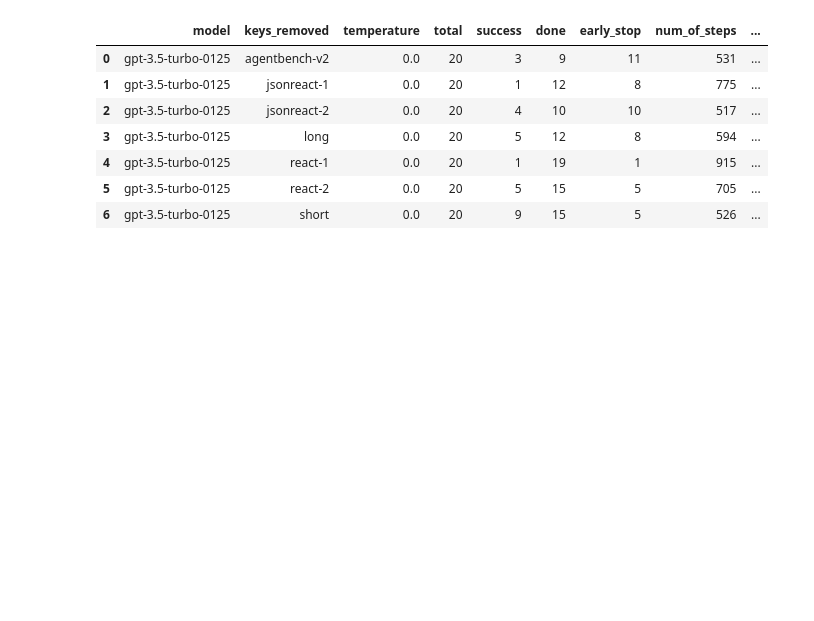
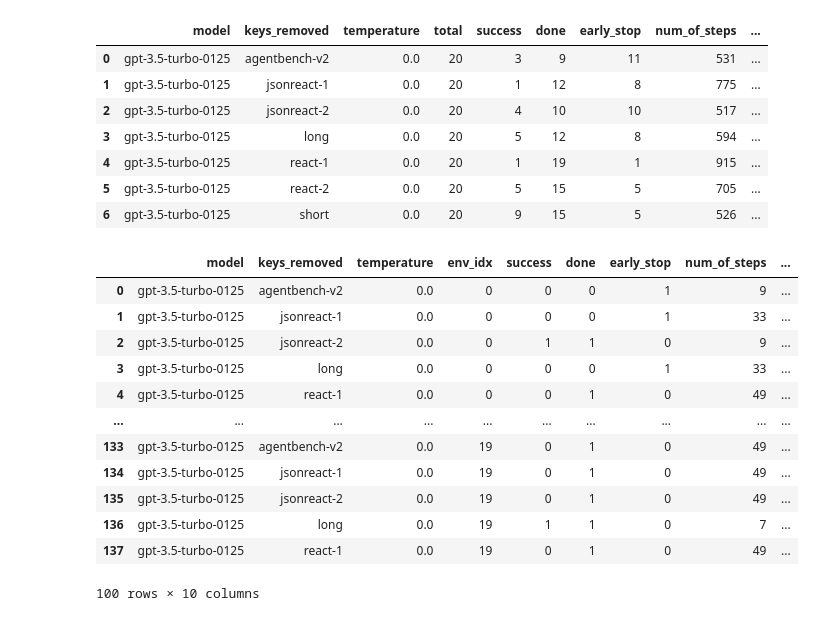
Before and after one commit to ai-nikolai/LLamp, a Jupyter notebook: playgrounds/analysis_alfworld_eval_notebook.ipynb, the cells around one changed output. Saved outputs shown, nothing was run; the diff lists cells and outputs as text; code cells hidden in the pictures; blank space fills up the shorter version.

```diff
--- a/playgrounds/analysis_alfworld_eval_notebook.ipynb
+++ b/playgrounds/analysis_alfworld_eval_notebook.ipynb
@@ -65,7 +65,7 @@ results_data = pd.read_csv(
     }
 )
 
-header_order = ["model", "keys_removed","temperature","env_type","success","done","early_stop","num_of_steps","num_nothing_happens","num_repetitions","error"]
+header_order = ["model", "keys_removed","temperature","env_type","success","done","early_stop","num_of_steps","num_nothing_happens","num_repetitions","error", "env_idx"]
 clean_results = results_data[header_order]
 clean_results.head()
 # %% [output]
@@ -139,3 +153,24 @@ x.head()
 | 4 | gpt-3.5-turbo-0125 | react-1 | 0.0 | 20 | 1 | 19 | 1 | 915 | ... |
 | 5 | gpt-3.5-turbo-0125 | react-2 | 0.0 | 20 | 5 | 15 | 5 | 705 | ... |
 | 6 | gpt-3.5-turbo-0125 | short | 0.0 | 20 | 9 | 15 | 5 | 526 | ... |
+# %%
+# This is the table that shows results per env_id
+out = clean_results.groupby(["model","env_idx","keys_removed"]).sum().reset_index()
+out_header_order = ["model", "keys_removed","temperature","env_idx","success","done","early_stop","num_of_steps","num_nothing_happens","num_repetitions"]
+out = out[out_header_order]
+x = out.groupby("env_idx")
+x.head()
+# %% [output]
+|  | model | keys_removed | temperature | env_idx | success | done | early_stop | num_of_steps | ... |
+| 0 | gpt-3.5-turbo-0125 | agentbench-v2 | 0.0 | 0 | 0 | 0 | 1 | 9 | ... |
+| 1 | gpt-3.5-turbo-0125 | jsonreact-1 | 0.0 | 0 | 0 | 0 | 1 | 33 | ... |
+| 2 | gpt-3.5-turbo-0125 | jsonreact-2 | 0.0 | 0 | 1 | 1 | 0 | 9 | ... |
+| 3 | gpt-3.5-turbo-0125 | long | 0.0 | 0 | 0 | 0 | 1 | 33 | ... |
+| 4 | gpt-3.5-turbo-0125 | react-1 | 0.0 | 0 | 0 | 1 | 0 | 49 | ... |
+| ... | ... | ... | ... | ... | ... | ... | ... | ... | ... |
+| 133 | gpt-3.5-turbo-0125 | agentbench-v2 | 0.0 | 19 | 0 | 1 | 0 | 49 | ... |
+| 134 | gpt-3.5-turbo-0125 | jsonreact-1 | 0.0 | 19 | 0 | 1 | 0 | 49 | ... |
+| 135 | gpt-3.5-turbo-0125 | jsonreact-2 | 0.0 | 19 | 0 | 1 | 0 | 49 | ... |
+| 136 | gpt-3.5-turbo-0125 | long | 0.0 | 19 | 1 | 1 | 0 | 7 | ... |
+| 137 | gpt-3.5-turbo-0125 | react-1 | 0.0 | 19 | 0 | 1 | 0 | 49 | ... |
+100 rows × 10 columns
```
Also changed, not shown: parts of 6 cells of this notebook, 1 other file.
